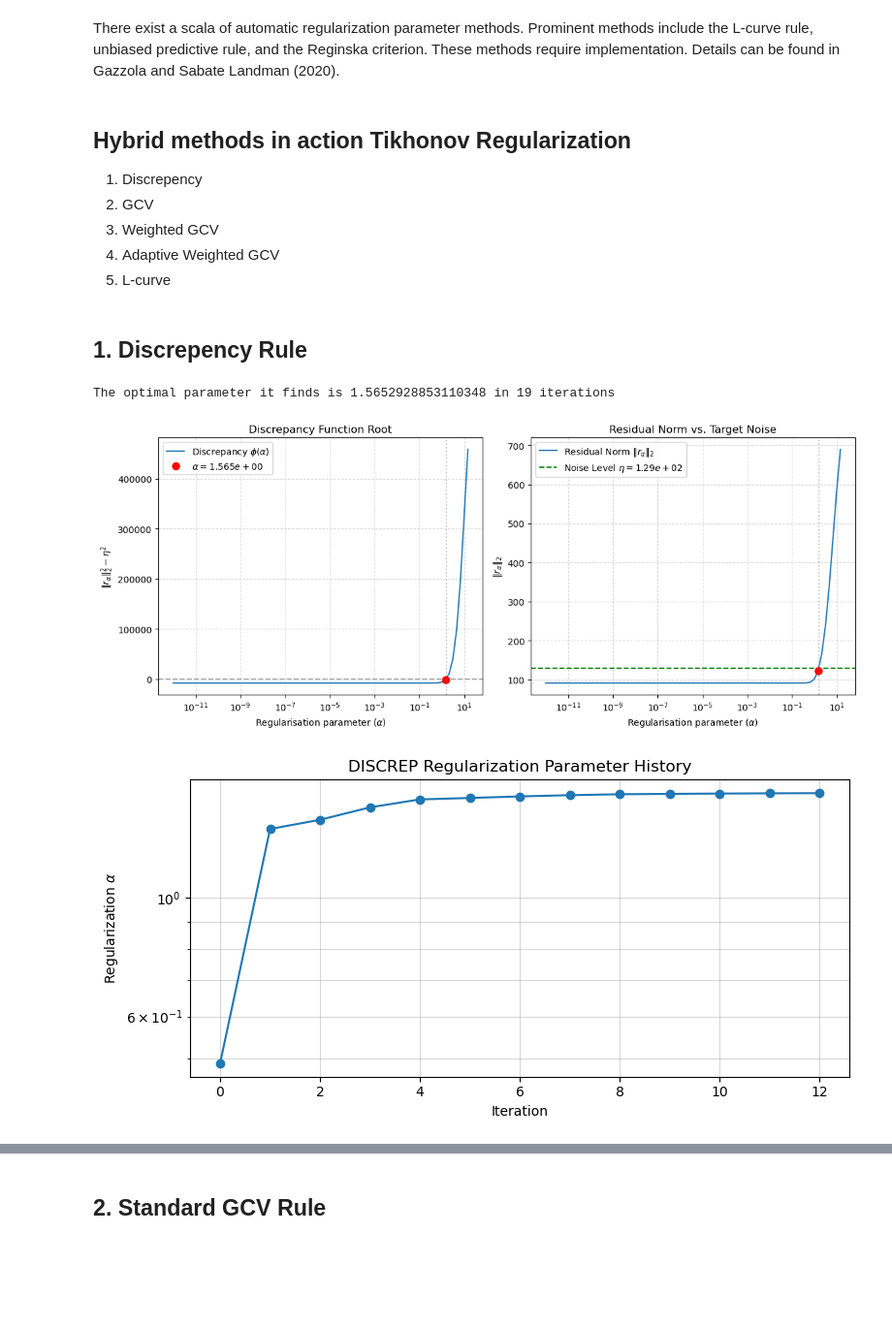
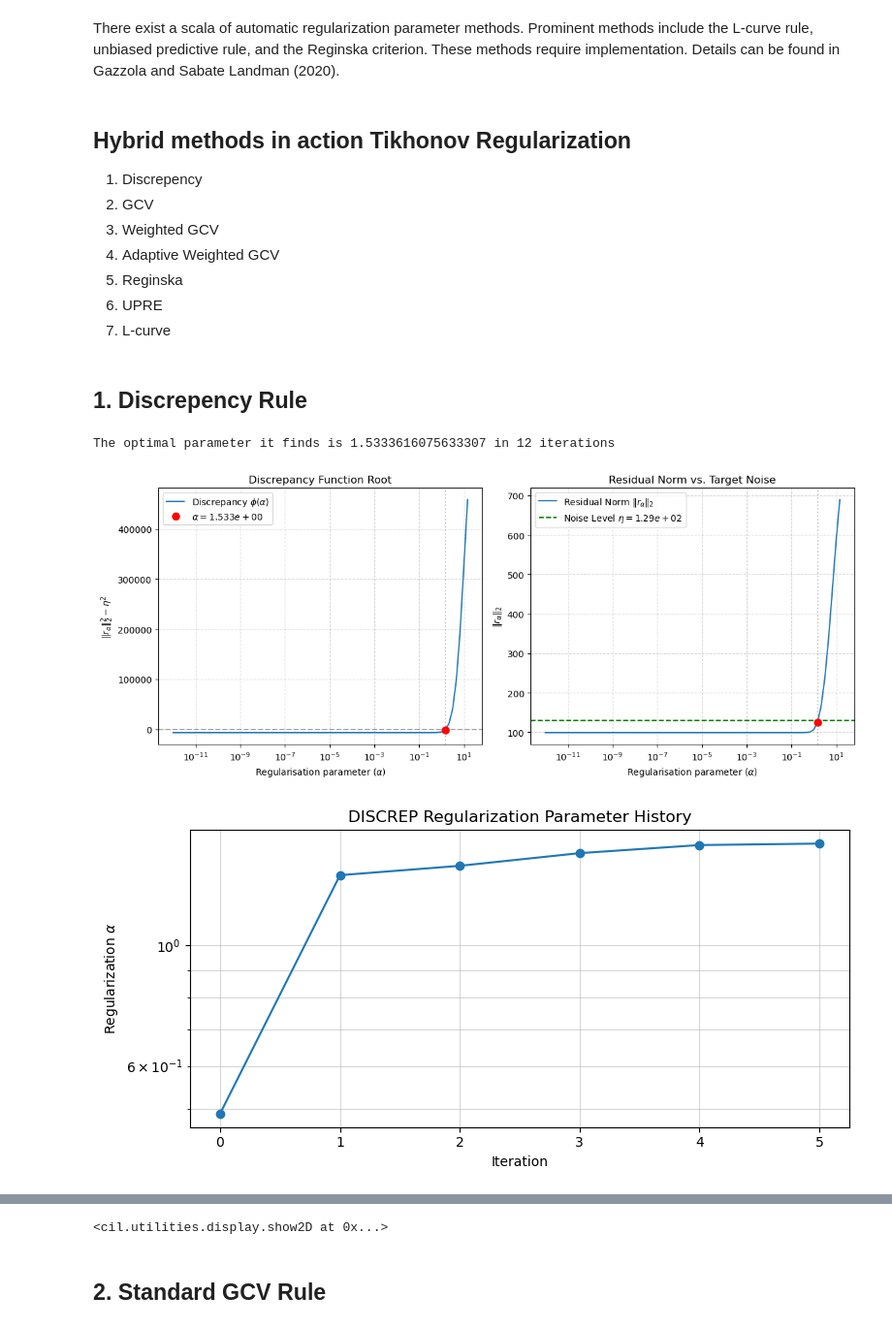
Before and after one commit to bryceshirley/CIL, a Jupyter notebook: docs/source/demos/hybrid_walnut.ipynb, the cells around one changed output, grey strips where cells are left out. Shown at 97% size. Saved outputs shown, nothing was run; the diff lists cells and outputs as text; code cells hidden in the pictures; blank space fills up the shorter version.

```diff
--- a/docs/source/demos/hybrid_walnut.ipynb
+++ b/docs/source/demos/hybrid_walnut.ipynb
@@ -268,20 +268,25 @@ There exist a scala of automatic regularization parameter methods. Prominent met
 2. GCV
 3. Weighted GCV
 4. Adaptive Weighted GCV
-5. L-curve
+5. Reginska
+6. UPRE
+7. L-curve
 # %%
 # We set a tolerance, an initial guess, and a maximum number of iterations
 alpha_tol = 1e-3
 maxit = 500
 initial = A.domain_geometry().allocate(0)
+
+# Define noise level
+noise_std = 0.5 * np.std(data.array)
+noiselevel = 0.15 * np.linalg.norm(data.array)
+noisevariance = noise_std**2
 # %% [markdown]
 ## 1. Discrepency Rule
 # %%
-# Let's say 10% noise
-noiselevel = 0.15 * data.norm()
 discrep_rule = UpdateRegDiscrep(data_size=data.size,
                                 domain_size=initial.size,
-                                tol=alpha_tol,
+                                tol=1e-2,
                                 noise_level_estimate=noiselevel)
 
 hybridlsqrD = HybridGLSQR(operator=A, data=data, initial=initial,
@@ -291,9 +296,15 @@ hybridlsqrD.run(maxit, verbose=True)
 # %%
 print("The optimal parameter it finds is", hybridlsqrD.regalpha, "in", hybridlsqrD.iteration, "iterations")
 
 hybridlsqrD.reg_rule.plot_function()
 hybridlsqrD.reg_rule.plot_history()
+
+show2D(hybridlsqrD.solution,
+        title=f"Discrepancy \n Optimal alpha: {hybridlsqrD.regalpha:.2e}",
+        slice_list={'vertical':200},
+        cmap="inferno",
+         fix_range=(0, 0.05))
 # %% [output]
-The optimal parameter it finds is 1.5652928853110348 in 19 iterations
+The optimal parameter it finds is 1.5333616075633307 in 12 iterations
 [figure]
-[figure, old version]
+[figure, new version]
@@ -300,3 +312,4 @@ The optimal parameter it finds is 1.5652928853110348 in 19 iterations
+<cil.utilities.display.show2D at 0x...>
 # %% [markdown]
 ## 2. Standard GCV Rule
 # %%
```
Also changed, not shown: parts of 18 cells of this notebook, 5 other files.
